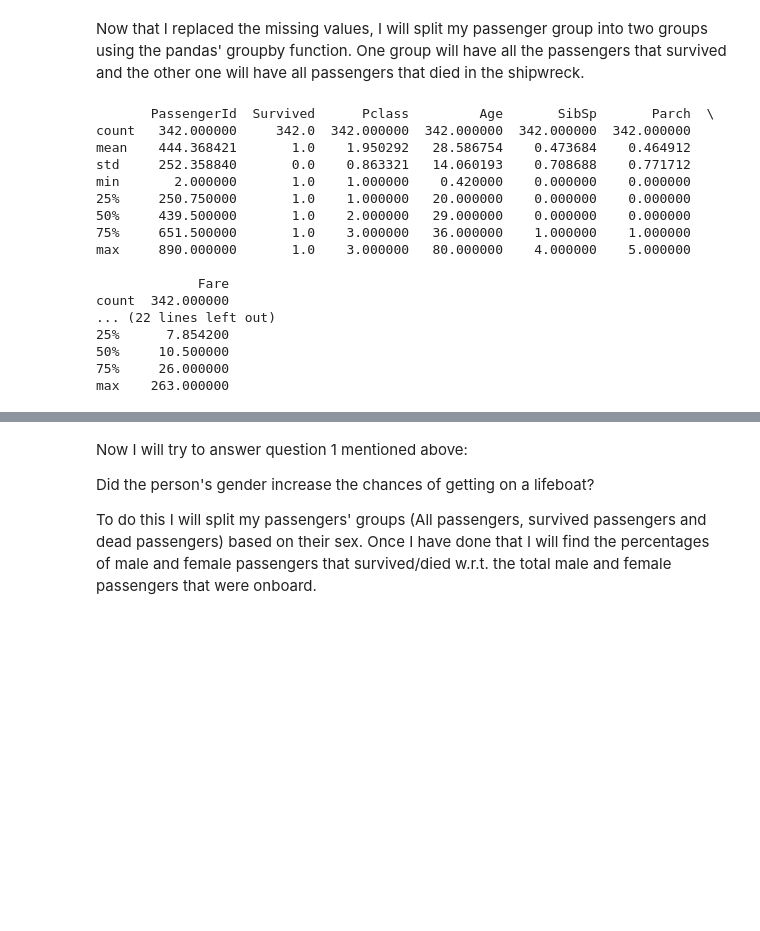
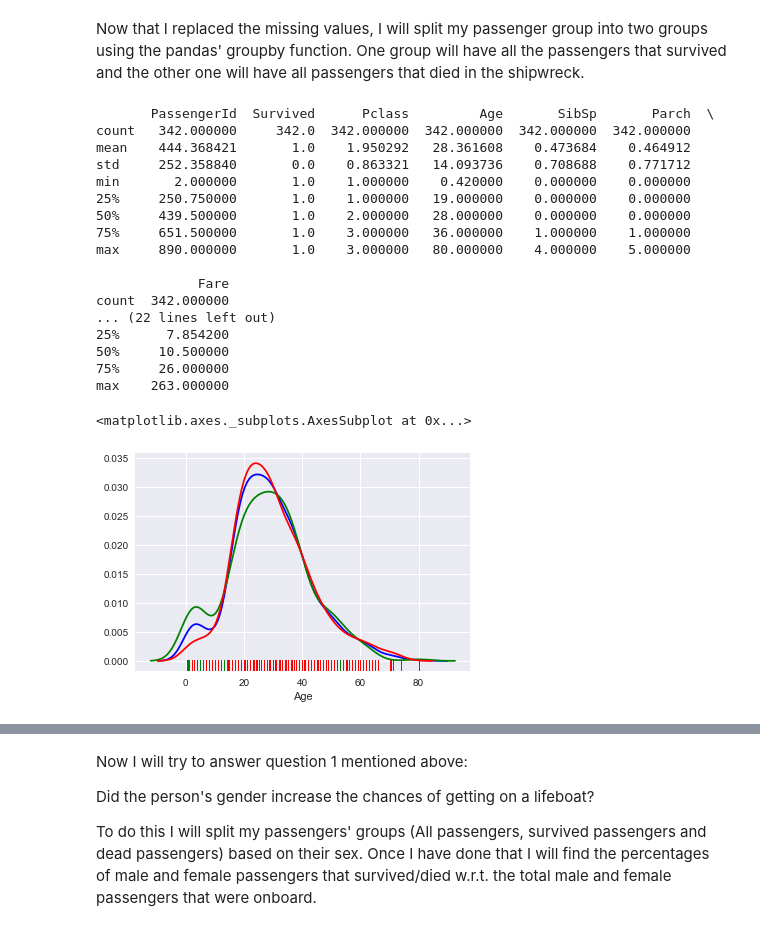
Before and after one commit to Saurabh2993/Titanic_Survival_Data_Analysis, a Jupyter notebook: Titanic_Survival_Data_Analysis.ipynb, the cells around one changed output, grey strips where cells are left out. Cells and saved outputs as stored; diff of their text form; code cells hidden in the pictures; blank space fills up the shorter version.

```diff
--- a/Titanic_Survival_Data_Analysis.ipynb
+++ b/Titanic_Survival_Data_Analysis.ipynb
@@ -76,24 +76,30 @@ Now that I replaced the missing values, I will split my passenger group into two
 # %%
 passengers_split = titanic_passengers.groupby('Survived')
 survived_passengers = passengers_split.get_group(1)
 dead_passengers = passengers_split.get_group(0)
 print(survived_passengers.describe())
 print(dead_passengers.describe())
+
+sns.distplot(titanic_passengers['Age'], rug = True, hist = False, color = 'b')
+sns.distplot(survived_passengers['Age'], rug = True, hist = False, color = 'g')
+sns.distplot(dead_passengers['Age'], rug = True, hist = False, color = 'r')
 # %% [output]
        PassengerId  Survived      Pclass         Age       SibSp       Parch  \
 count   342.000000     342.0  342.000000  342.000000  342.000000  342.000000
-mean    444.368421       1.0    1.950292   28.586754    0.473684    0.464912
-std     252.358840       0.0    0.863321   14.060193    0.708688    0.771712
+mean    444.368421       1.0    1.950292   28.361608    0.473684    0.464912
+std     252.358840       0.0    0.863321   14.093736    0.708688    0.771712
 min       2.000000       1.0    1.000000    0.420000    0.000000    0.000000
-25%     250.750000       1.0    1.000000   20.000000    0.000000    0.000000
-50%     439.500000       1.0    2.000000   29.000000    0.000000    0.000000
+25%     250.750000       1.0    1.000000   19.000000    0.000000    0.000000
+50%     439.500000       1.0    2.000000   28.000000    0.000000    0.000000
 75%     651.500000       1.0    3.000000   36.000000    1.000000    1.000000
 max     890.000000       1.0    3.000000   80.000000    4.000000    5.000000
 
              Fare
 count  342.000000
 ... (22 lines left out)
 25%      7.854200
 50%     10.500000
 75%     26.000000
 max    263.000000
+<matplotlib.axes._subplots.AxesSubplot at 0x...>
+[figure, added]
```
Also changed, not shown: parts of 9 cells of this notebook, 1 other file.
